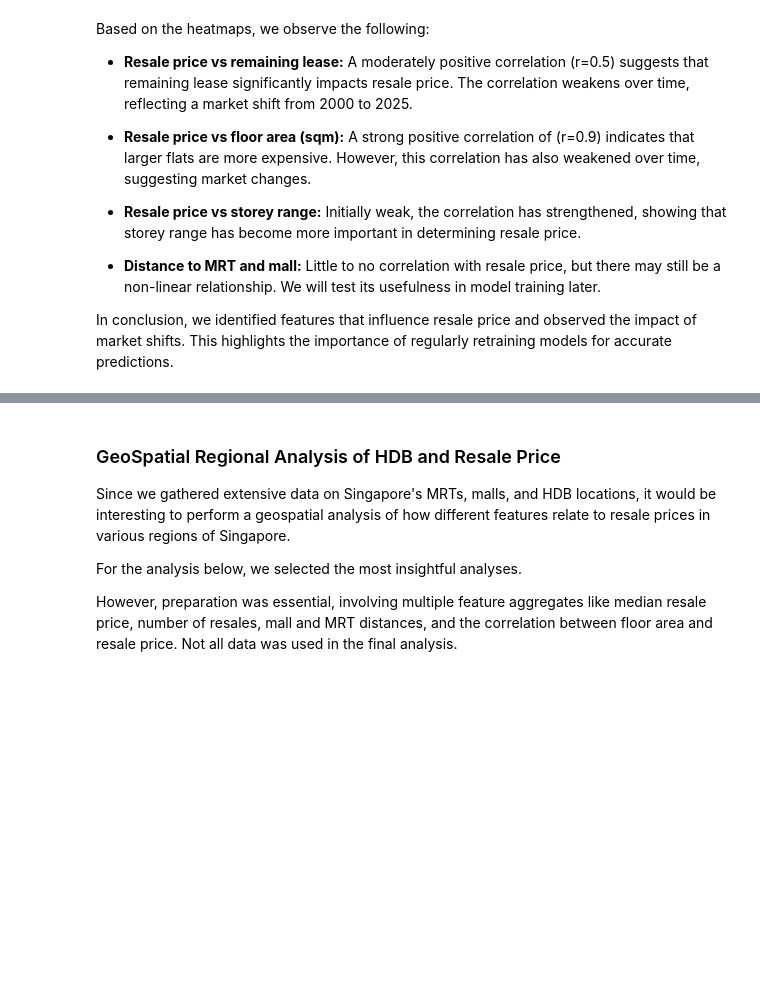
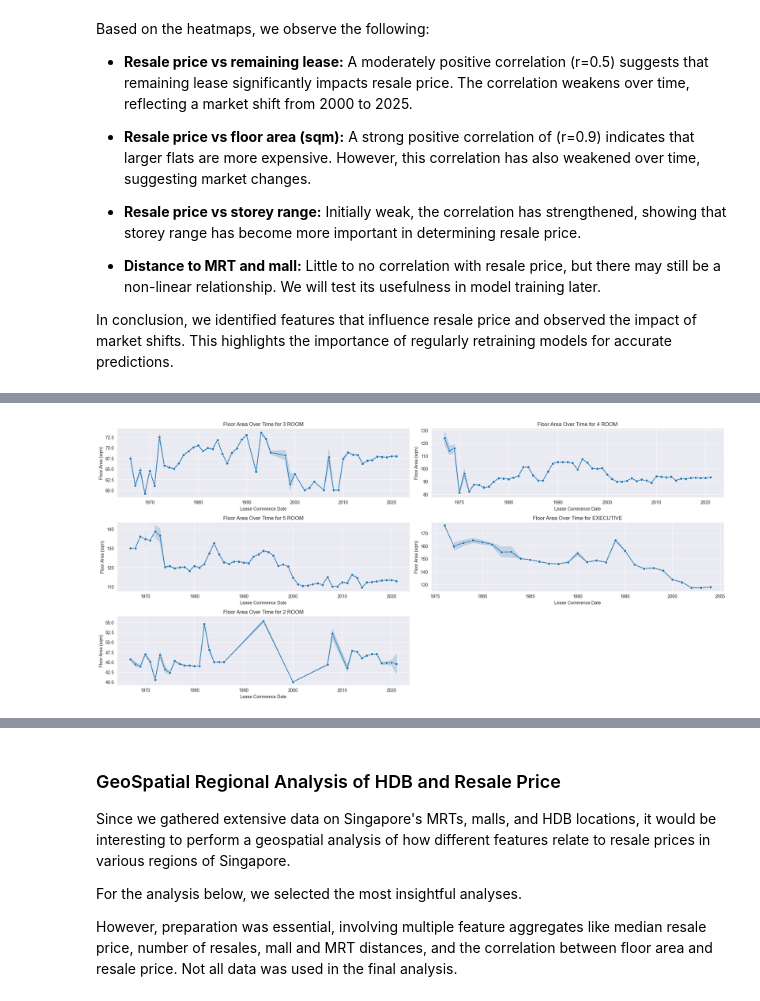
Before and after one commit to Tedyang2003/dsai-hdb-analysis, a Jupyter notebook: submission.ipynb, the cells around one changed output, grey strips where cells are left out. Saved outputs shown, nothing was run; the diff lists cells and outputs as text; code cells hidden in the pictures; blank space fills up the shorter version.

```diff
--- a/submission.ipynb
+++ b/submission.ipynb
@@ -737,0 +743,21 @@ In conclusion, we identified features that influence resale price and observed t
+# %%
+flat_types = merged_df[~merged_df['flat_type'].isin(['1 ROOM','MULTI-GENERATION'])]['flat_type'].unique()
+num_columns = 2
+num_rows = (len(flat_types) + num_columns - 1) // num_columns  # This ensures enough rows
+fig, axes = plt.subplots(num_rows, num_columns, figsize=(20, 3 * num_rows))
+axes = axes.flatten()
+
+for i, flat in enumerate(flat_types):
+    flat_data = merged_df[merged_df['flat_type'] == flat]
+    sns.lineplot(data=flat_data,  x='lease_commence_date',  y='floor_area_sqm', ax=axes[i], marker='o')
+
+    axes[i].set_title(f'Floor Area Over Time for {flat}')
+    axes[i].set_xlabel('Lease Commence Date')
+    axes[i].set_ylabel('Floor Area (sqm)')
+
+for j in range(i + 1, len(axes)):
+    axes[j].axis('off')
+plt.tight_layout()
+plt.show()
+# %% [output]
+[figure, added]
```
Also changed, not shown: parts of 5 cells of this notebook.
